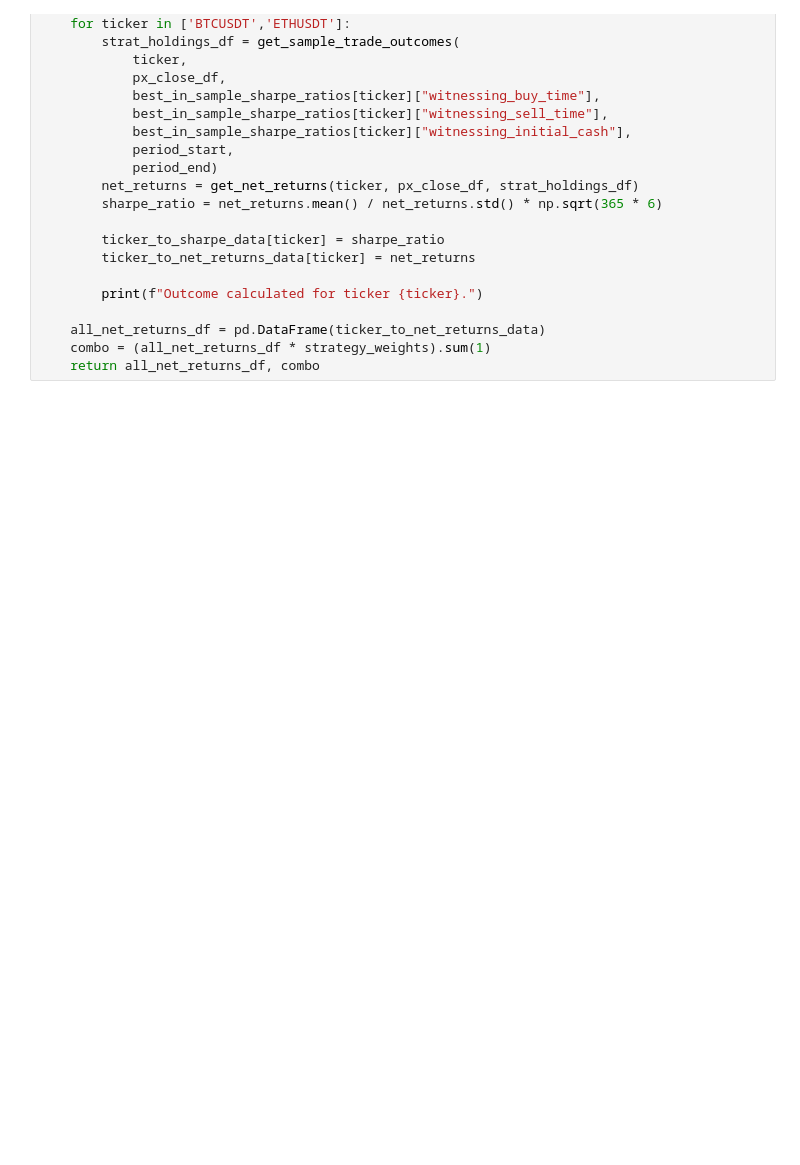
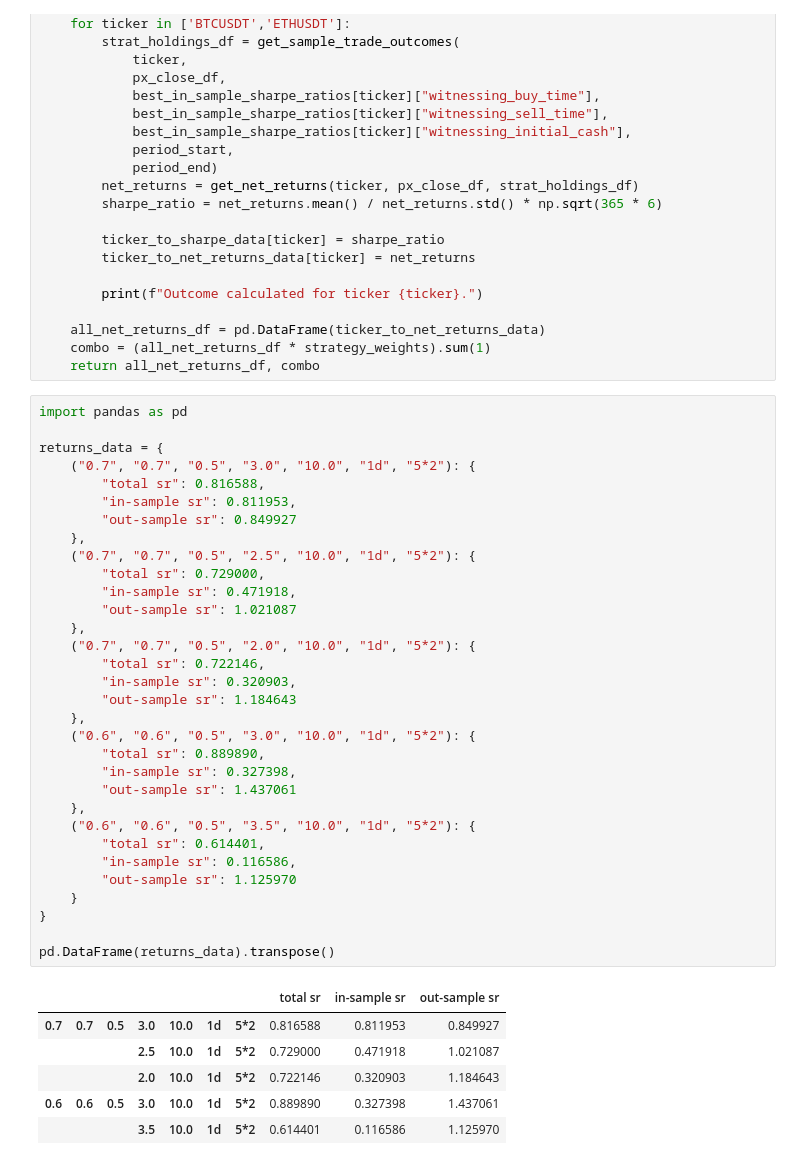
Before and after one commit to wbchristerson/jn-learning, a Jupyter notebook: strategy_11_macro_indicators.ipynb, the cells around one changed output. Saved outputs shown, nothing was run; the diff lists cells and outputs as text; blank space fills up the shorter version.

```diff
--- a/strategy_11_macro_indicators.ipynb
+++ b/strategy_11_macro_indicators.ipynb
@@ -26,3 +26,42 @@ def get_outcome_out_sample(px_close_df, best_in_sample_sharpe_ratios, strategy_w
     all_net_returns_df = pd.DataFrame(ticker_to_net_returns_data)
     combo = (all_net_returns_df * strategy_weights).sum(1)
     return all_net_returns_df, combo
+# %%
+import pandas as pd
+
+returns_data = {
+    ("0.7", "0.7", "0.5", "3.0", "10.0", "1d", "5*2"): {
+        "total sr": 0.816588,
+        "in-sample sr": 0.811953,
+        "out-sample sr": 0.849927
+    },
+    ("0.7", "0.7", "0.5", "2.5", "10.0", "1d", "5*2"): {
+        "total sr": 0.729000,
+        "in-sample sr": 0.471918,
+        "out-sample sr": 1.021087
+    },
+    ("0.7", "0.7", "0.5", "2.0", "10.0", "1d", "5*2"): {
+        "total sr": 0.722146,
+        "in-sample sr": 0.320903,
+        "out-sample sr": 1.184643
+    },
+    ("0.6", "0.6", "0.5", "3.0", "10.0", "1d", "5*2"): {
+        "total sr": 0.889890,
+        "in-sample sr": 0.327398,
+        "out-sample sr": 1.437061
+    },
+    ("0.6", "0.6", "0.5", "3.5", "10.0", "1d", "5*2"): {
+        "total sr": 0.614401,
+        "in-sample sr": 0.116586,
+        "out-sample sr": 1.125970
+    }
+}
+
+pd.DataFrame(returns_data).transpose()
+# %% [output]
+|  |  |  |  |  |  |  | total sr | in-sample sr | out-sample sr |
+| 0.7 | 0.7 | 0.5 | 3.0 | 10.0 | 1d | 5*2 | 0.816588 | 0.811953 | 0.849927 |
+|  |  |  | 2.5 | 10.0 | 1d | 5*2 | 0.729000 | 0.471918 | 1.021087 |
+|  |  |  | 2.0 | 10.0 | 1d | 5*2 | 0.722146 | 0.320903 | 1.184643 |
+| 0.6 | 0.6 | 0.5 | 3.0 | 10.0 | 1d | 5*2 | 0.889890 | 0.327398 | 1.437061 |
+|  |  |  | 3.5 | 10.0 | 1d | 5*2 | 0.614401 | 0.116586 | 1.125970 |
```
Also changed, not shown: 4 other files.
